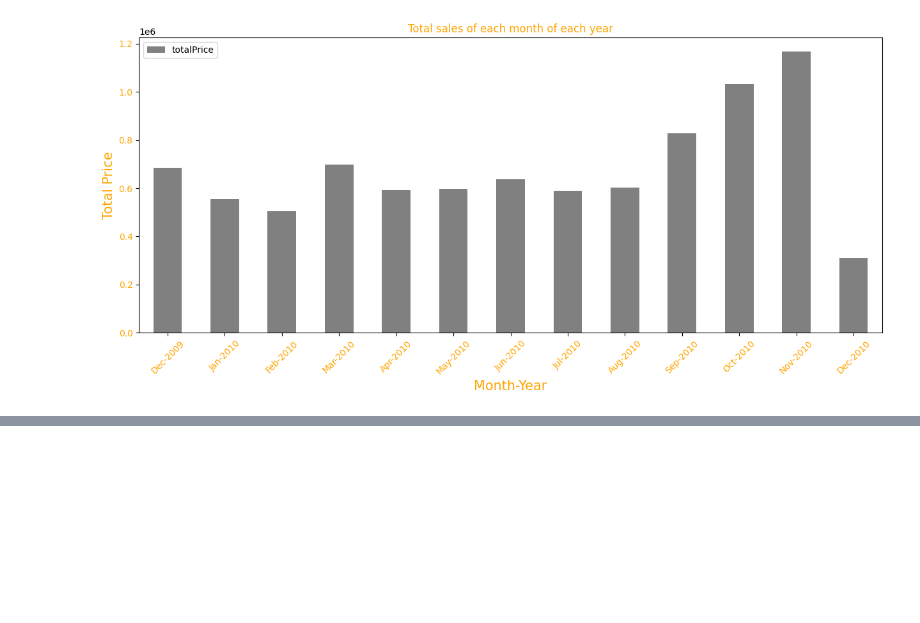
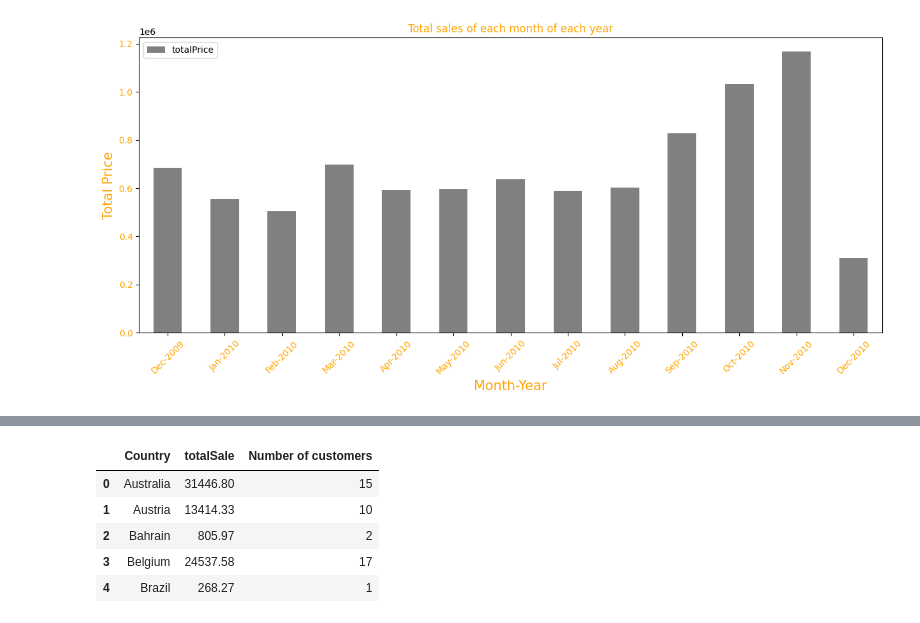
Before and after one commit to Estaheri7/SIB-Sales-Analysis, a Jupyter notebook: src/sales_analysis.ipynb, the cells around one changed output, grey strips where cells are left out. Saved outputs shown, nothing was run; the diff lists cells and outputs as text; code cells hidden in the pictures; blank space fills up the shorter version.

```diff
--- a/src/sales_analysis.ipynb
+++ b/src/sales_analysis.ipynb
@@ -240,0 +286,21 @@ plt.yticks(color="orange");
+# %%
+# Calculate total price.
+df["totalPrice"] = df["Quantity"] * df["UnitPrice"]
+
+# total sales amount per country.
+sales_amount_df = df.groupby("Country")["totalPrice"].sum().reset_index(name="totalSale")
+
+# Calculate number of customers per country.
+number_of_customers = df.groupby("Country")["CustomerId"].nunique().reset_index(name="Number of customers")
+
+market_study: pd.DataFrame = sales_amount_df.merge(number_of_customers, on="Country")
+# Removing United Kingdom country from group (outliers).
+market_study = market_study[market_study.Country != "United Kingdom"]
+market_study.head()
+# %% [output]
+|  | Country | totalSale | Number of customers |
+| 0 | Australia | 31446.80 | 15 |
+| 1 | Austria | 13414.33 | 10 |
+| 2 | Bahrain | 805.97 | 2 |
+| 3 | Belgium | 24537.58 | 17 |
+| 4 | Brazil | 268.27 | 1 |
```
Also changed, not shown: parts of 10 cells of this notebook.
